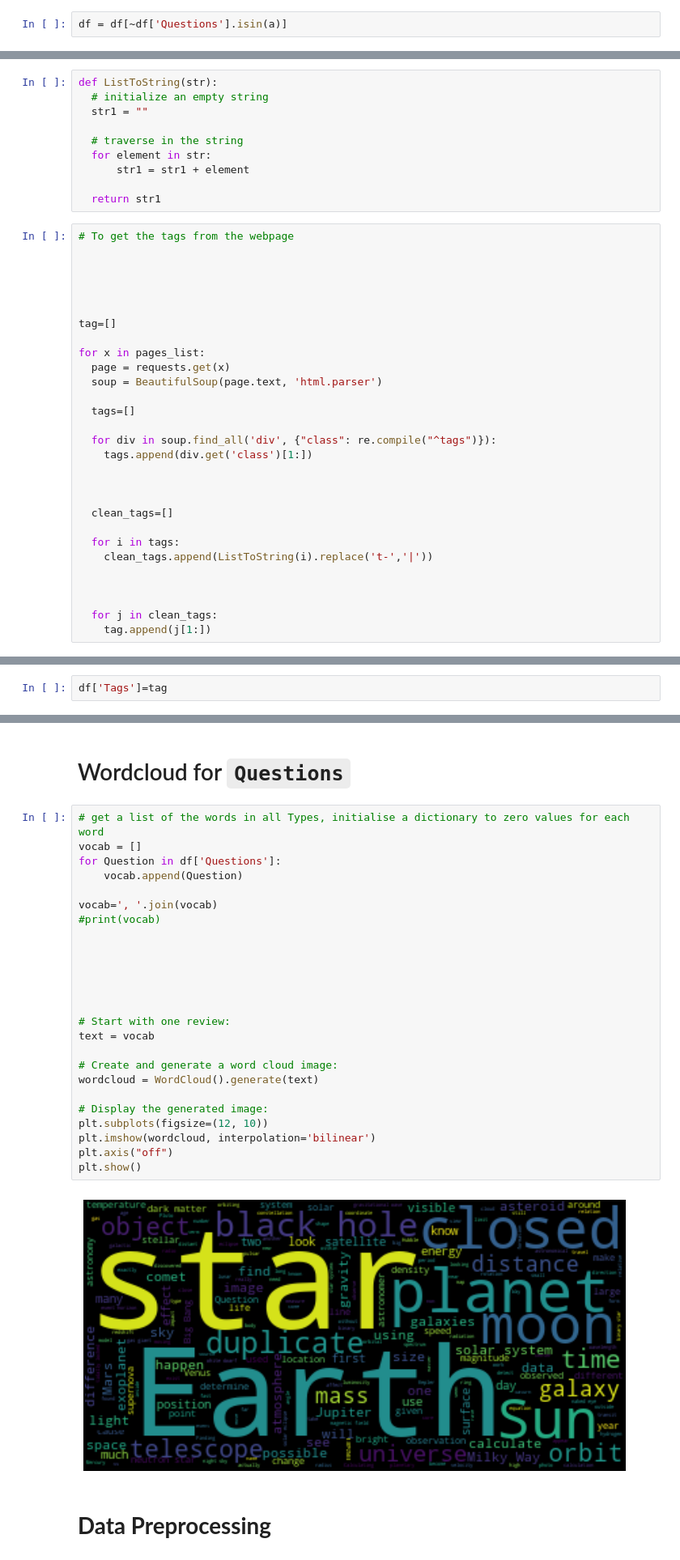
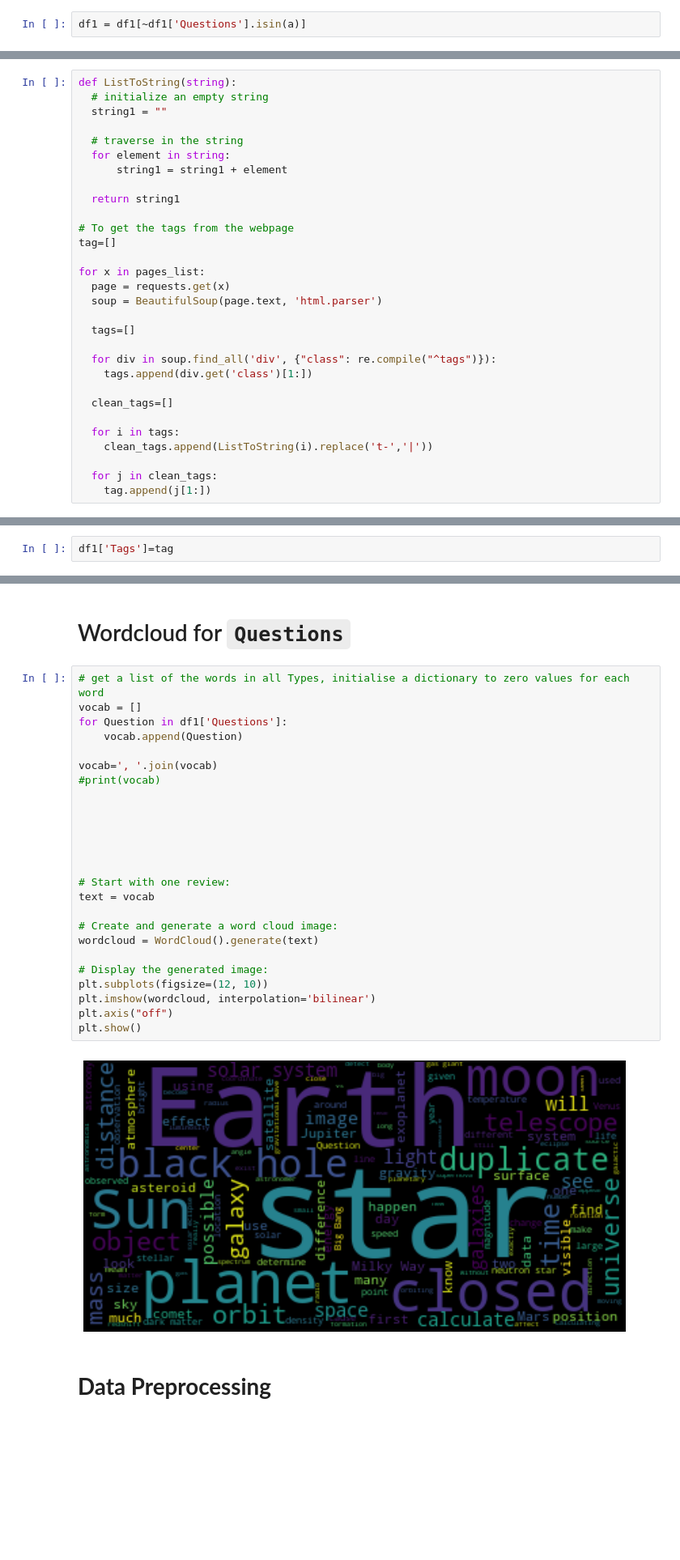
Before and after one commit to agamkachhal/COMP8240_GroupS, a Jupyter notebook: Astronomy_stackexchange.ipynb, the cells around one changed output, grey strips where cells are left out. Shown: that part at 81% size. Cells and saved outputs as stored; diff of their text form; blank space fills up the shorter version.

```diff
--- a/Astronomy_stackexchange.ipynb
+++ b/Astronomy_stackexchange.ipynb
@@ -101,3 +101,3 @@ df.head()
 # %%
-df = df[~df['Questions'].isin(a)]
+df1 = df1[~df1['Questions'].isin(a)]
 # %%
@@ -116,22 +116,17 @@ print(len(df))
 # %% [markdown]
 # **Webscraping Tags**
-# %%
-def ListToString(str):
-  # initialize an empty string
-  str1 = ""
-
-  # traverse in the string
-  for element in str:
-      str1 = str1 + element
-
-  return str1
 # %%
+def ListToString(string):
+  # initialize an empty string
+  string1 = ""
+
+  # traverse in the string
+  for element in string:
+      string1 = string1 + element
+
+  return string1
+
 # To get the tags from the webpage
-
-
-
-
-
 tag=[]
 
 for x in pages_list:
@@ -143,15 +138,11 @@ for x in pages_list:
   for div in soup.find_all('div', {"class": re.compile("^tags")}):
     tags.append(div.get('class')[1:])
 
-
-
   clean_tags=[]
 
   for i in tags:
     clean_tags.append(ListToString(i).replace('t-','|'))
 
-
-
   for j in clean_tags:
     tag.append(j[1:])
 # %%
@@ -169,5 +160,5 @@ inclination|amateur-observing
 # %% [markdown]
 ### **Storing the `tag` list in `df` dataframe**
 # %%
-df['Tags']=tag
+df1['Tags']=tag
 # %%
@@ -224,30 +215,30 @@ plt.show()
 # %%
 # get a list of the words in all Types, initialise a dictionary to zero values for each word
 vocab = []
-for Question in df['Questions']:
+for Question in df1['Questions']:
     vocab.append(Question)
 
 vocab=', '.join(vocab)
 #print(vocab)
 
 
 
 
 
 
 # Start with one review:
 text = vocab
 
 # Create and generate a word cloud image:
 wordcloud = WordCloud().generate(text)
 
 # Display the generated image:
 plt.subplots(figsize=(12, 10))
 plt.imshow(wordcloud, interpolation='bilinear')
 plt.axis("off")
 plt.show()
 # %% [output]
-[figure, old version]
+[figure, new version]
 # %% [markdown]
 # **Data Preprocessing**
 # %%
```
Also changed, not shown: parts of 41 cells of this notebook.
